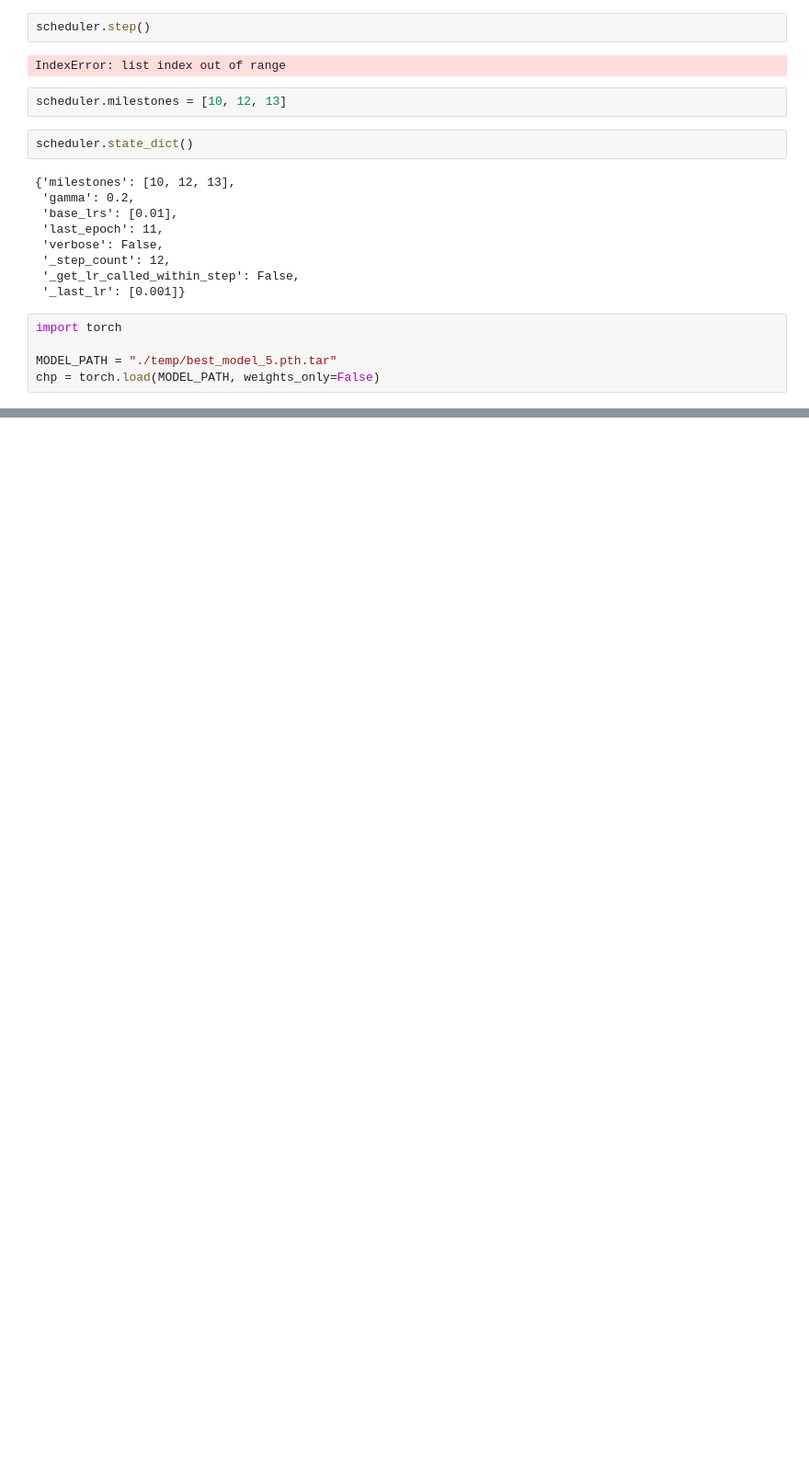
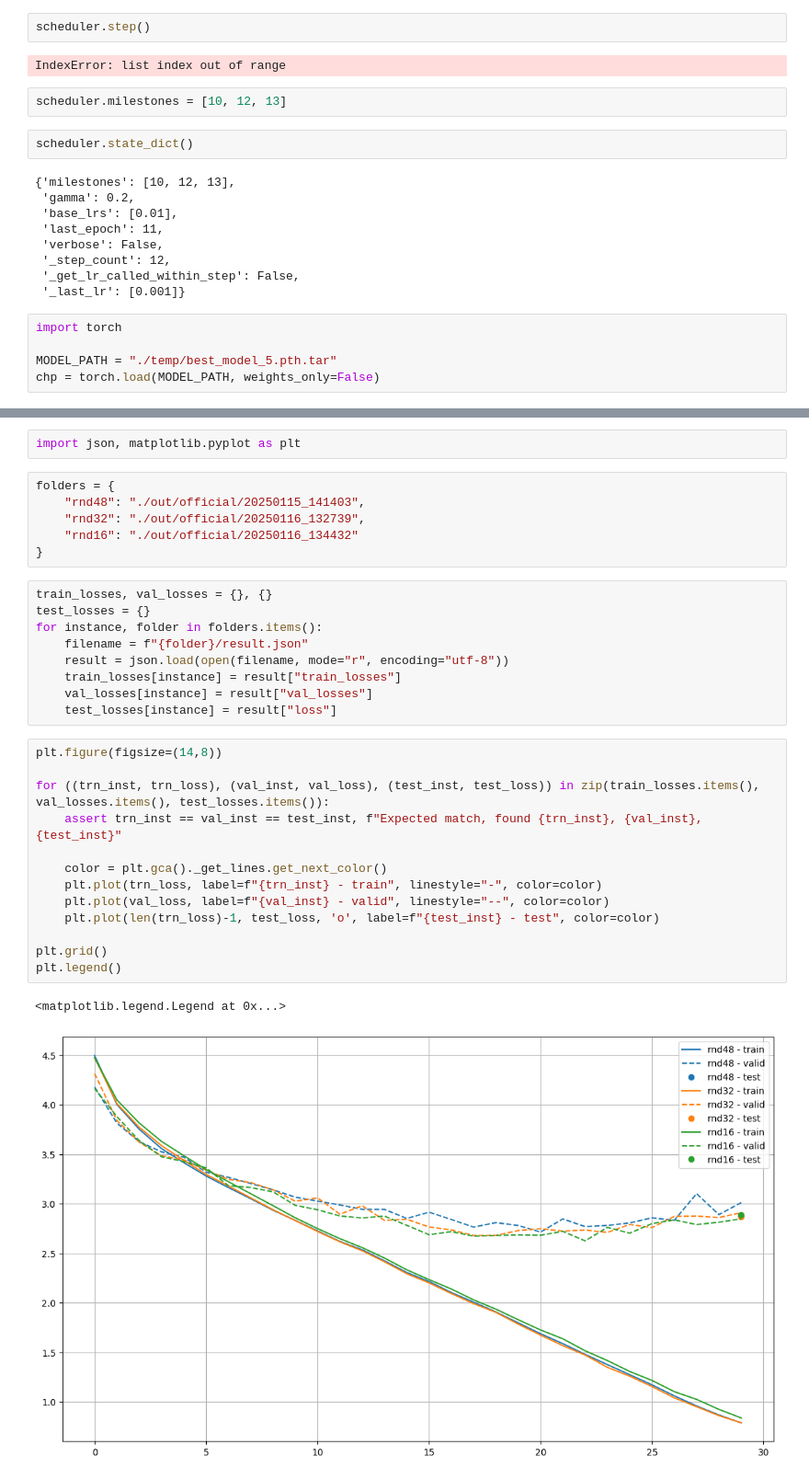
Before and after one commit to MicheleCazzola/artist-identification, a Jupyter notebook: playground.ipynb, the cells around one changed output, grey strips where cells are left out. Shown at 92% size. Cells and saved outputs as stored; diff of their text form; blank space fills up the shorter version.

```diff
--- a/playground.ipynb
+++ b/playground.ipynb
@@ -838,0 +876,33 @@ chp = torch.load(MODEL_PATH, weights_only=False)
+# %%
+import json, matplotlib.pyplot as plt
+# %%
+folders = {
+    "rnd48": "./out/official/20250115_141403",
+    "rnd32": "./out/official/20250116_132739",
+    "rnd16": "./out/official/20250116_134432"
+}
+# %%
+train_losses, val_losses = {}, {}
+test_losses = {}
+for instance, folder in folders.items():
+    filename = f"{folder}/result.json"
+    result = json.load(open(filename, mode="r", encoding="utf-8"))
+    train_losses[instance] = result["train_losses"]
+    val_losses[instance] = result["val_losses"]
+    test_losses[instance] = result["loss"]
+# %%
+plt.figure(figsize=(14,8))
+
+for ((trn_inst, trn_loss), (val_inst, val_loss), (test_inst, test_loss)) in zip(train_losses.items(), val_losses.items(), test_losses.items()):
+    assert trn_inst == val_inst == test_inst, f"Expected match, found {trn_inst}, {val_inst}, {test_inst}"
+
+    color = plt.gca()._get_lines.get_next_color()
+    plt.plot(trn_loss, label=f"{trn_inst} - train", linestyle="-", color=color)
+    plt.plot(val_loss, label=f"{val_inst} - valid", linestyle="--", color=color)
+    plt.plot(len(trn_loss)-1, test_loss, 'o', label=f"{test_inst} - test", color=color)
+
+plt.grid()
+plt.legend()
+# %% [output]
+<matplotlib.legend.Legend at 0x...>
+[figure, added]
```
Also changed, not shown: parts of 4 cells of this notebook, 11 other files.
